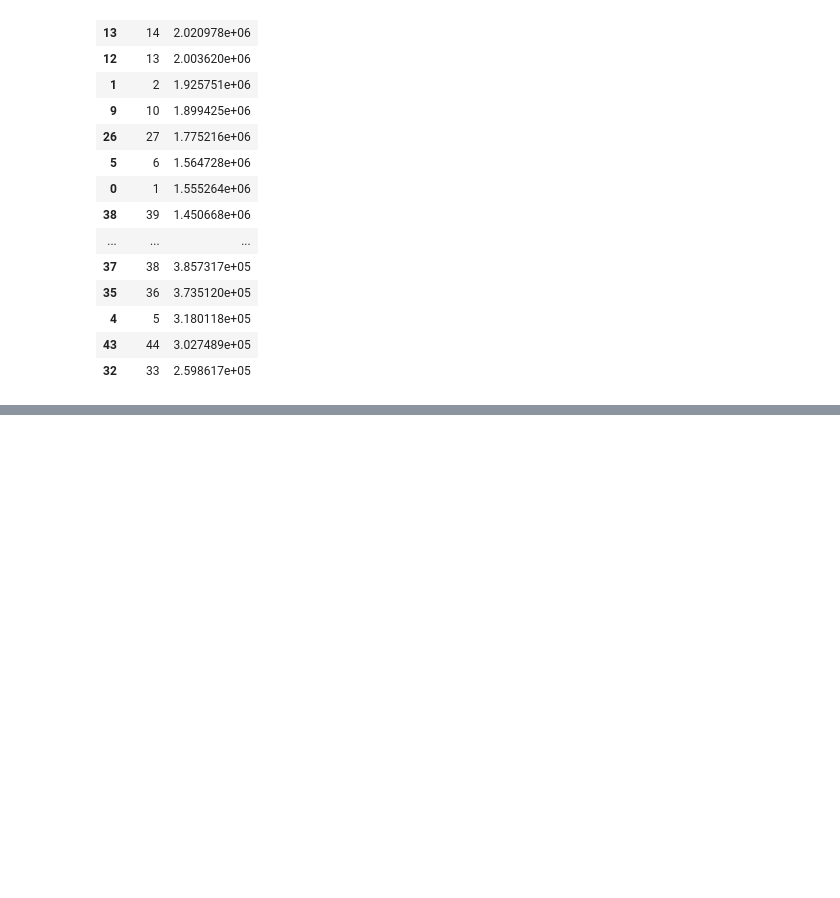
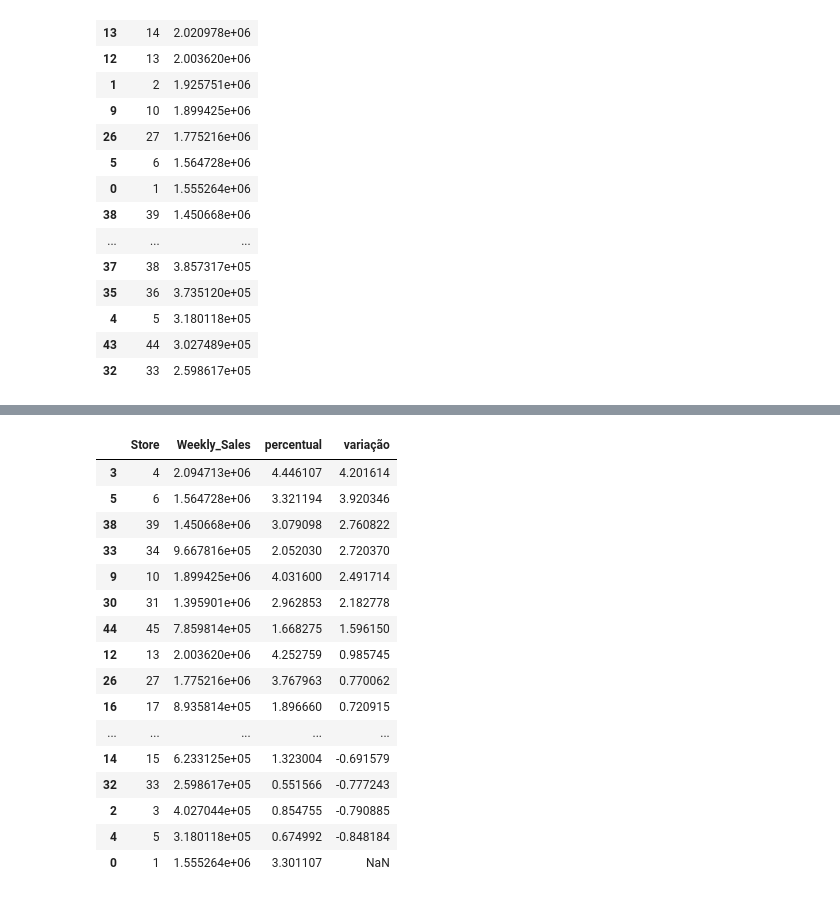
Before and after one commit to valdirdpg/curso-dnc, a Jupyter notebook: MINI_PROJETO2_VALDIR.ipynb, the cells around one changed output, grey strips where cells are left out. Drawn from its saved outputs; the diff is of its cells as text; code cells hidden in the pictures; blank space fills up the shorter version.

```diff
--- a/MINI_PROJETO2_VALDIR.ipynb
+++ b/MINI_PROJETO2_VALDIR.ipynb
@@ -73,3 +130,8 @@ preco_medio.sort_values(by='Weekly_Sales', ascending=False)
 | 4 | 5 | 3.180118e+05 |
 | 43 | 44 | 3.027489e+05 |
 | 32 | 33 | 2.598617e+05 |
+# %%
+# tirar o percentual de vendas de cada loja
+# qual é a porcentagem da media de vendas para cada tipo de loja? Este é um insight importante, pois já começo a ver o índice de crescimento da Store
+preco_medio['percentual'] = preco_medio['Weekly_Sales'] / preco_medio['Weekly_Sales'].sum() * 100
+preco_medio.sort_values(by='percentual', ascending=False)
@@ -75,0 +156,24 @@ preco_medio.sort_values(by='Weekly_Sales', ascending=False)
+# %%
+# variação percentual nas vendas em relação ao ano anterior para cada loja
+# qual é a variação percentual nas vendas em relação ao ano anterior para cada loja? Este é um outro insightimportante pois
+# aponta para um crescimento ou decréscimo em comparação a naos anteriores
+preco_medio['variação'] = preco_medio['Weekly_Sales'].pct_change()
+preco_medio.sort_values(by='variação', ascending=False)
+# %% [output]
+|  | Store | Weekly_Sales | percentual | variação |
+| 3 | 4 | 2.094713e+06 | 4.446107 | 4.201614 |
+| 5 | 6 | 1.564728e+06 | 3.321194 | 3.920346 |
+| 38 | 39 | 1.450668e+06 | 3.079098 | 2.760822 |
+| 33 | 34 | 9.667816e+05 | 2.052030 | 2.720370 |
+| 9 | 10 | 1.899425e+06 | 4.031600 | 2.491714 |
+| 30 | 31 | 1.395901e+06 | 2.962853 | 2.182778 |
+| 44 | 45 | 7.859814e+05 | 1.668275 | 1.596150 |
+| 12 | 13 | 2.003620e+06 | 4.252759 | 0.985745 |
+| 26 | 27 | 1.775216e+06 | 3.767963 | 0.770062 |
+| 16 | 17 | 8.935814e+05 | 1.896660 | 0.720915 |
+| ... | ... | ... | ... | ... |
+| 14 | 15 | 6.233125e+05 | 1.323004 | -0.691579 |
+| 32 | 33 | 2.598617e+05 | 0.551566 | -0.777243 |
+| 2 | 3 | 4.027044e+05 | 0.854755 | -0.790885 |
+| 4 | 5 | 3.180118e+05 | 0.674992 | -0.848184 |
+| 0 | 1 | 1.555264e+06 | 3.301107 | NaN |
```
Also changed, not shown: parts of 28 cells of this notebook.
